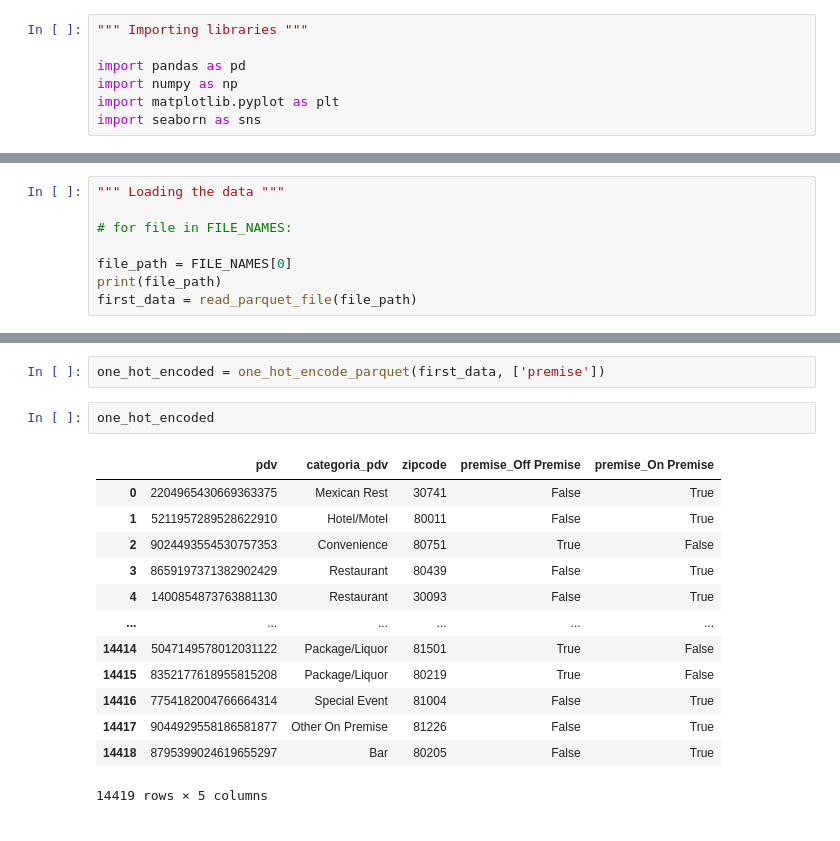
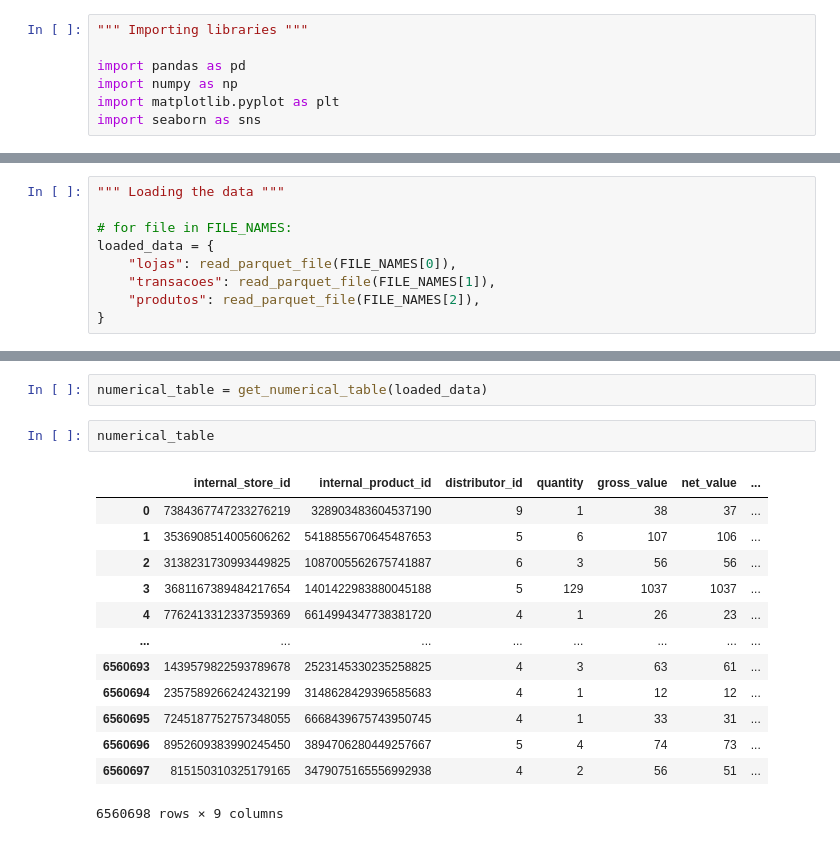
Before and after one commit to jvfd3/hackathon-big_data_tech, a Jupyter notebook: Files/Code/hackathon.ipynb, the cells around one changed output, grey strips where cells are left out. Cells and saved outputs as stored; diff of their text form.

Commit message:
Pseudo joining tables; converting types; trying to remove outliers

```diff
--- a/Files/Code/hackathon.ipynb
+++ b/Files/Code/hackathon.ipynb
@@ -34,7 +36,8 @@ FILE_NAMES = [DATA_PATH + hash + SUFIX for hash in FILE_HASH]
 """ Loading the data """
 
 # for file in FILE_NAMES:
-
-file_path = FILE_NAMES[0]
-print(file_path)
-first_data = read_parquet_file(file_path)
+loaded_data = {
+    "lojas": read_parquet_file(FILE_NAMES[0]),
+    "transacoes": read_parquet_file(FILE_NAMES[1]),
+    "produtos": read_parquet_file(FILE_NAMES[2]),
+}
@@ -59,18 +44,18 @@ first_data
-# %%
-one_hot_encoded = one_hot_encode_parquet(first_data, ['premise'])
-# %%
-one_hot_encoded
-# %% [output]
-|  | pdv | categoria_pdv | zipcode | premise_Off Premise | premise_On Premise |
-| 0 | 2204965430669363375 | Mexican Rest | 30741 | False | True |
-| 1 | 5211957289528622910 | Hotel/Motel | 80011 | False | True |
-| 2 | 9024493554530757353 | Convenience | 80751 | True | False |
-| 3 | 8659197371382902429 | Restaurant | 80439 | False | True |
-| 4 | 1400854873763881130 | Restaurant | 30093 | False | True |
-| ... | ... | ... | ... | ... | ... |
-| 14414 | 5047149578012031122 | Package/Liquor | 81501 | True | False |
-| 14415 | 8352177618955815208 | Package/Liquor | 80219 | True | False |
-| 14416 | 7754182004766664314 | Special Event | 81004 | False | True |
-| 14417 | 9044929558186581877 | Other On Premise | 81226 | False | True |
-| 14418 | 8795399024619655297 | Bar | 80205 | False | True |
-14419 rows × 5 columns
+# %%
+numerical_table = get_numerical_table(loaded_data)
+# %%
+numerical_table
+# %% [output]
+|  | internal_store_id | internal_product_id | distributor_id | quantity | gross_value | net_value | ... |
+| 0 | 7384367747233276219 | 328903483604537190 | 9 | 1 | 38 | 37 | ... |
+| 1 | 3536908514005606262 | 5418855670645487653 | 5 | 6 | 107 | 106 | ... |
+| 2 | 3138231730993449825 | 1087005562675741887 | 6 | 3 | 56 | 56 | ... |
+| 3 | 3681167389484217654 | 1401422983880045188 | 5 | 129 | 1037 | 1037 | ... |
+| 4 | 7762413312337359369 | 6614994347738381720 | 4 | 1 | 26 | 23 | ... |
+| ... | ... | ... | ... | ... | ... | ... | ... |
+| 6560693 | 1439579822593789678 | 2523145330235258825 | 4 | 3 | 63 | 61 | ... |
+| 6560694 | 2357589266242432199 | 3148628429396585683 | 4 | 1 | 12 | 12 | ... |
+| 6560695 | 7245187752757348055 | 6668439675743950745 | 4 | 1 | 33 | 31 | ... |
+| 6560696 | 8952609383990245450 | 3894706280449257667 | 5 | 4 | 74 | 73 | ... |
+| 6560697 | 815150310325179165 | 3479075165556992938 | 4 | 2 | 56 | 51 | ... |
+6560698 rows × 9 columns
```
Also changed, not shown: parts of 6 cells of this notebook.
